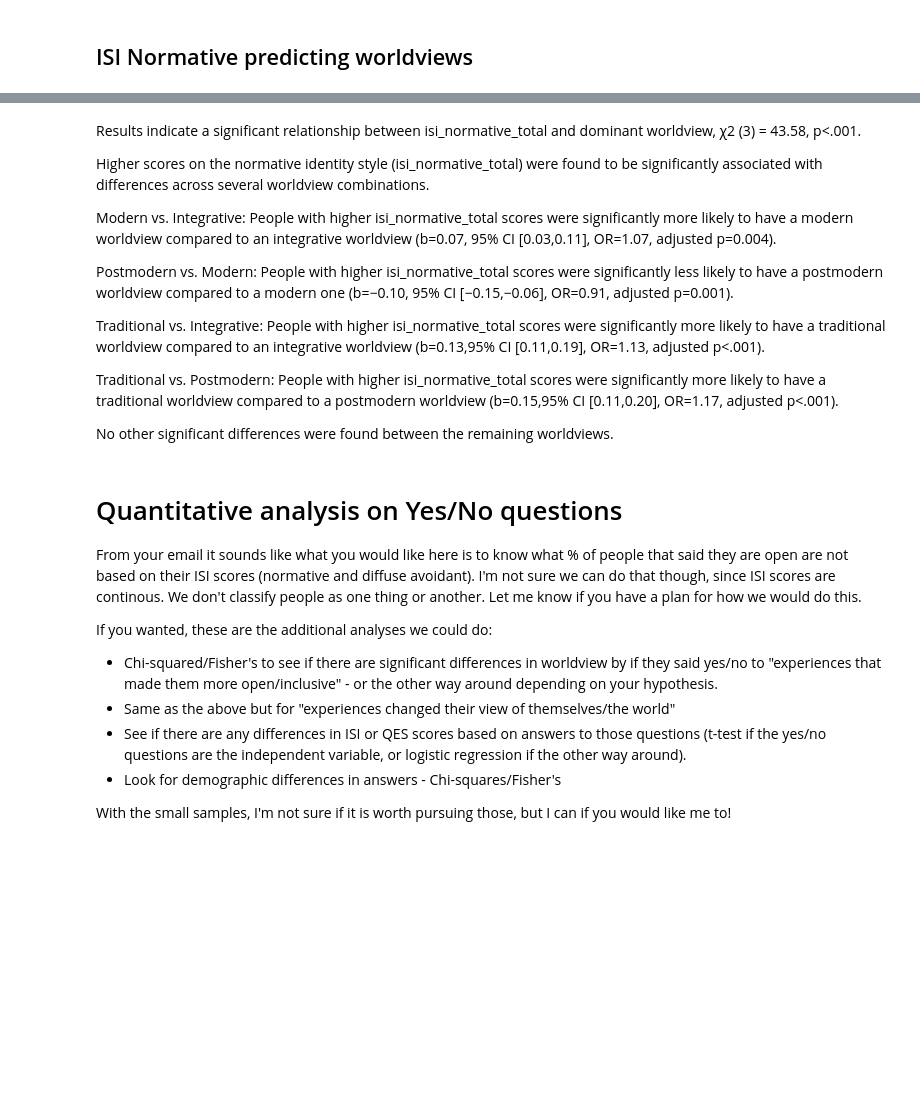
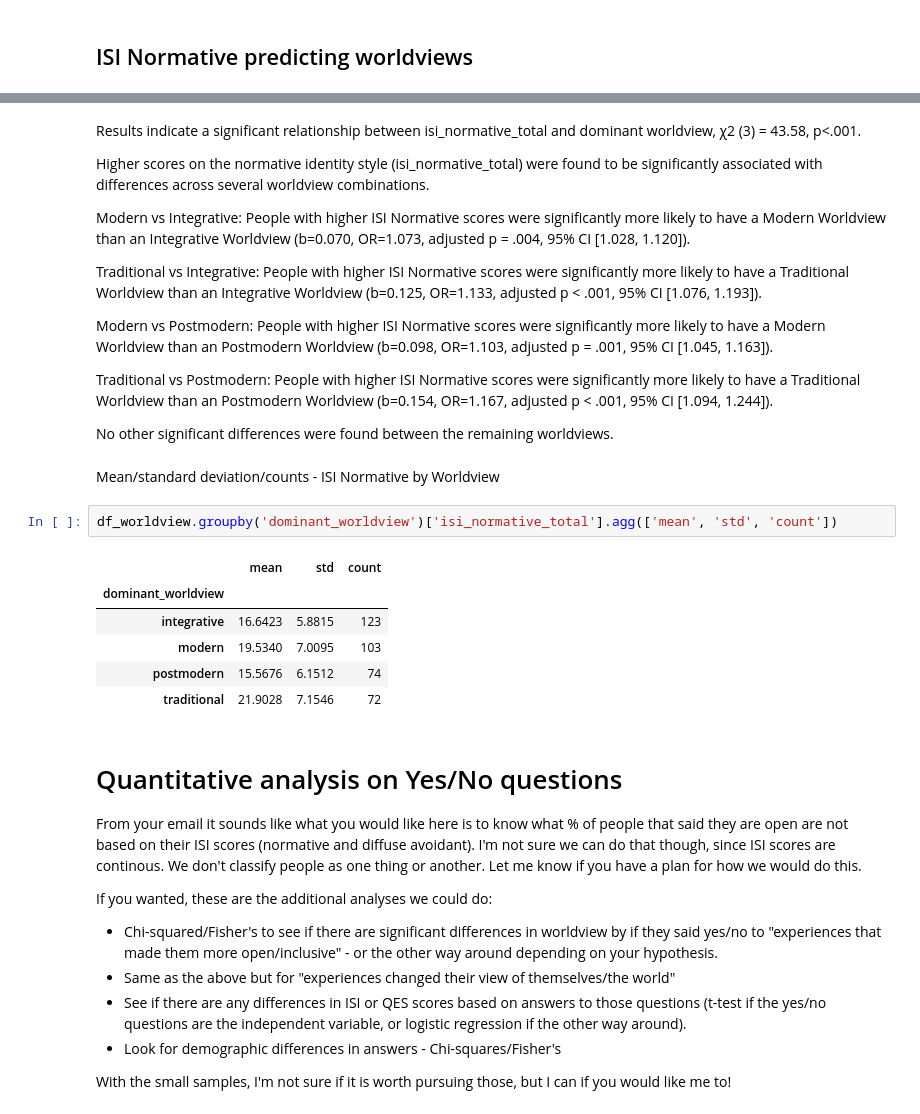
Before and after one commit to ReneeErnst/worldview-study, a Jupyter notebook: notebooks/analysis.ipynb, the cells around one changed output, grey strips where cells are left out. Cells and saved outputs as stored; diff of their text form; blank space fills up the shorter version.

```diff
--- a/notebooks/analysis.ipynb
+++ b/notebooks/analysis.ipynb
@@ -1320,15 +1351,26 @@ Results indicate a significant relationship between isi_normative_total and domi
 
 Higher scores on the normative identity style (isi_normative_total) were found to be significantly associated with differences across several worldview combinations.
 
-Modern vs. Integrative: People with higher isi_normative_total scores were significantly more likely to have a modern worldview compared to an integrative worldview (b=0.07, 95% CI [0.03,0.11], OR=1.07, adjusted p=0.004).
+Modern vs Integrative: People with higher ISI Normative scores were significantly more likely to have a Modern Worldview than an Integrative Worldview (b=0.070, OR=1.073, adjusted p = .004, 95% CI [1.028, 1.120]).
 
-Postmodern vs. Modern: People with higher isi_normative_total scores were significantly less likely to have a postmodern worldview compared to a modern one (b=−0.10, 95% CI [−0.15,−0.06], OR=0.91, adjusted p=0.001).
+Traditional vs Integrative: People with higher ISI Normative scores were significantly more likely to have a Traditional Worldview than an Integrative Worldview (b=0.125, OR=1.133, adjusted p < .001, 95% CI [1.076, 1.193]).
 
-Traditional vs. Integrative: People with higher isi_normative_total scores were significantly more likely to have a traditional worldview compared to an integrative worldview (b=0.13,95% CI [0.11,0.19], OR=1.13, adjusted p<.001).
+Modern vs Postmodern: People with higher ISI Normative scores were significantly more likely to have a Modern Worldview than an Postmodern Worldview (b=0.098, OR=1.103, adjusted p = .001, 95% CI [1.045, 1.163]).
 
-Traditional vs. Postmodern: People with higher isi_normative_total scores were significantly more likely to have a traditional worldview compared to a postmodern worldview (b=0.15,95% CI [0.11,0.20], OR=1.17, adjusted p<.001).
+Traditional vs Postmodern: People with higher ISI Normative scores were significantly more likely to have a Traditional Worldview than an Postmodern Worldview (b=0.154, OR=1.167, adjusted p < .001, 95% CI [1.094, 1.244]).
 
 No other significant differences were found between the remaining worldviews.
+# %% [markdown]
+Mean/standard deviation/counts - ISI Normative by Worldview
+# %%
+df_worldview.groupby('dominant_worldview')['isi_normative_total'].agg(['mean', 'std', 'count'])
+# %% [output]
+|  | mean | std | count |
+| dominant_worldview |  |  |  |
+| integrative | 16.6423 | 5.8815 | 123 |
+| modern | 19.5340 | 7.0095 | 103 |
+| postmodern | 15.5676 | 6.1512 | 74 |
+| traditional | 21.9028 | 7.1546 | 72 |
 # %% [markdown]
 # Quantitative analysis on Yes/No questions
 
```
Also changed, not shown: parts of 13 cells of this notebook, 1 other file.
